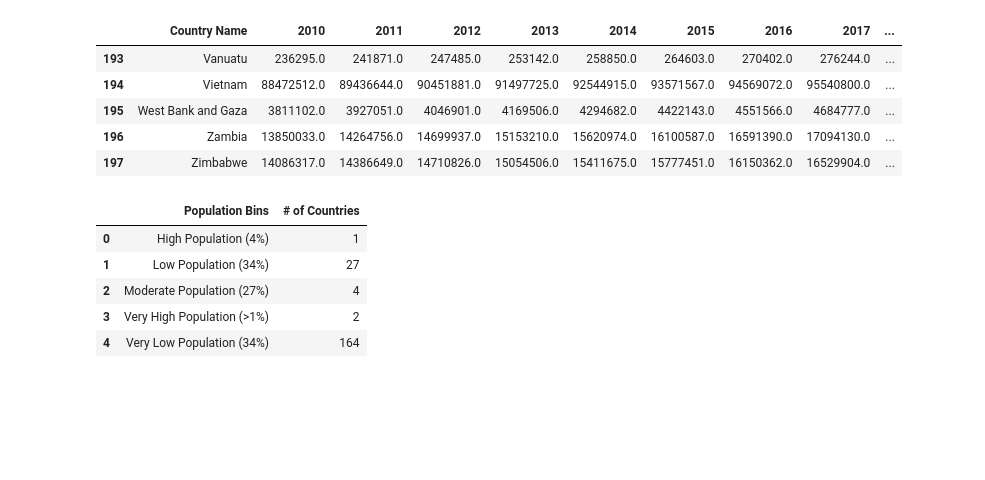
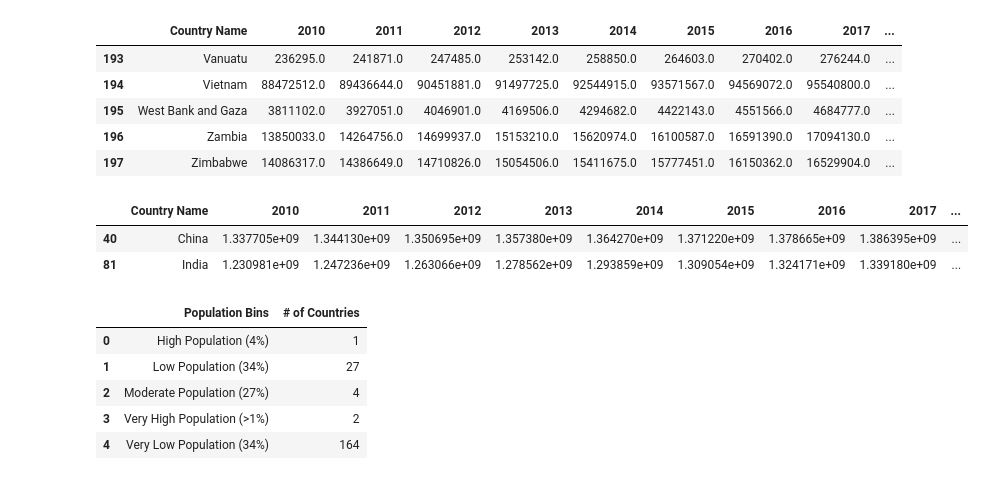
Before and after one commit to JosefinaAureaAmaro/00_Project_Python_DataAnalysis, a Jupyter notebook: Summarized_Dataframe_Analysis.ipynb, the cells around one changed output. Cells and saved outputs as stored; diff of their text form; code cells hidden in the pictures; blank space fills up the shorter version.

```diff
--- a/Summarized_Dataframe_Analysis.ipynb
+++ b/Summarized_Dataframe_Analysis.ipynb
@@ -714,6 +683,12 @@ for rows in pop_bin_df['Zscore']:
 # %%
 #to create new column for population bins
 pop_bin_df['Population Bins'] = pop_bins
+# %%
+pop_bin_df.loc[pop_bin_df['Population Bins'] == 'Very High Population (>1%)']
+# %% [output]
+|  | Country Name | 2010 | 2011 | 2012 | 2013 | 2014 | 2015 | 2016 | 2017 | ... |
+| 40 | China | 1.337705e+09 | 1.344130e+09 | 1.350695e+09 | 1.357380e+09 | 1.364270e+09 | 1.371220e+09 | 1.378665e+09 | 1.386395e+09 | ... |
+| 81 | India | 1.230981e+09 | 1.247236e+09 | 1.263066e+09 | 1.278562e+09 | 1.293859e+09 | 1.309054e+09 | 1.324171e+09 | 1.339180e+09 | ... |
 # %%
 #to create table of values for chart
 summary_pop_table = pop_bin_df.groupby('Population Bins')['Country Name'].count().reset_index(name= '# of Countries')
```
Also changed, not shown: parts of 20 cells of this notebook.
